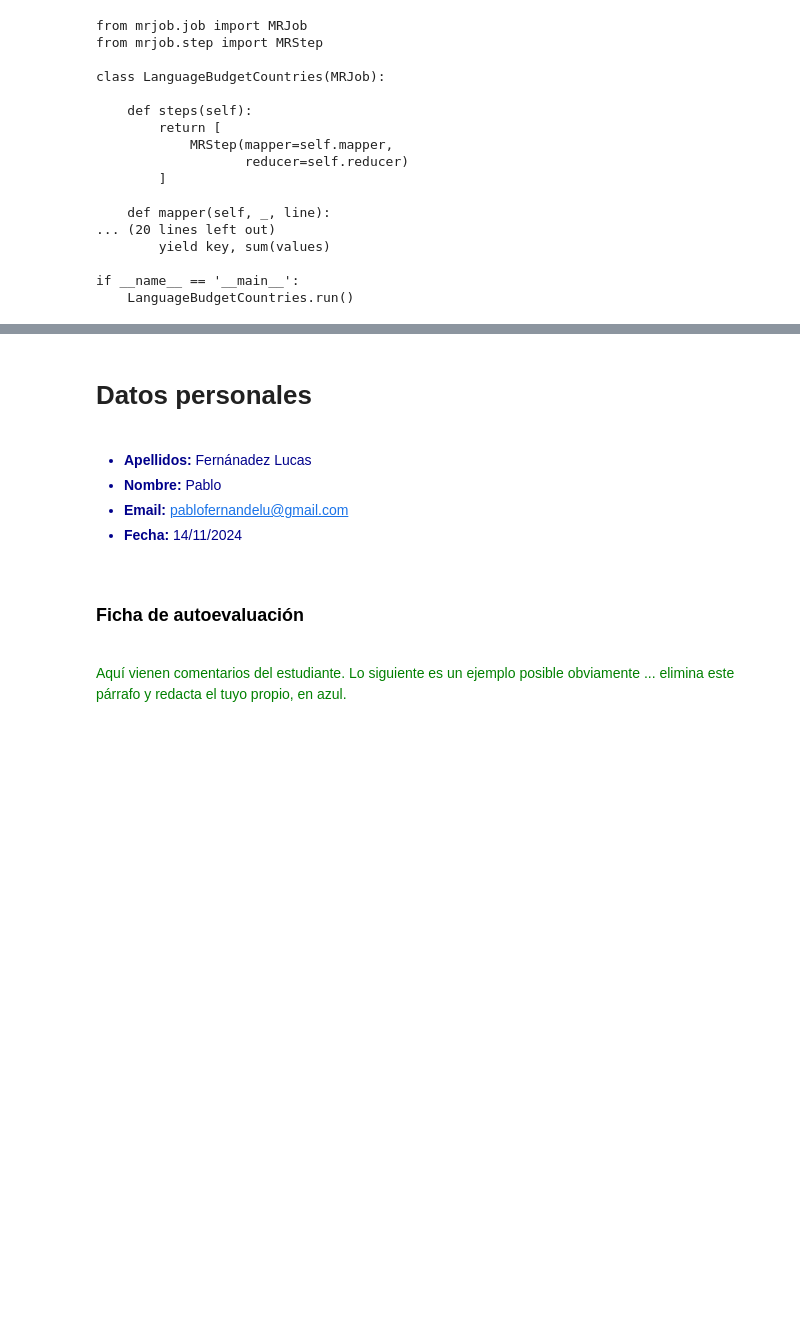
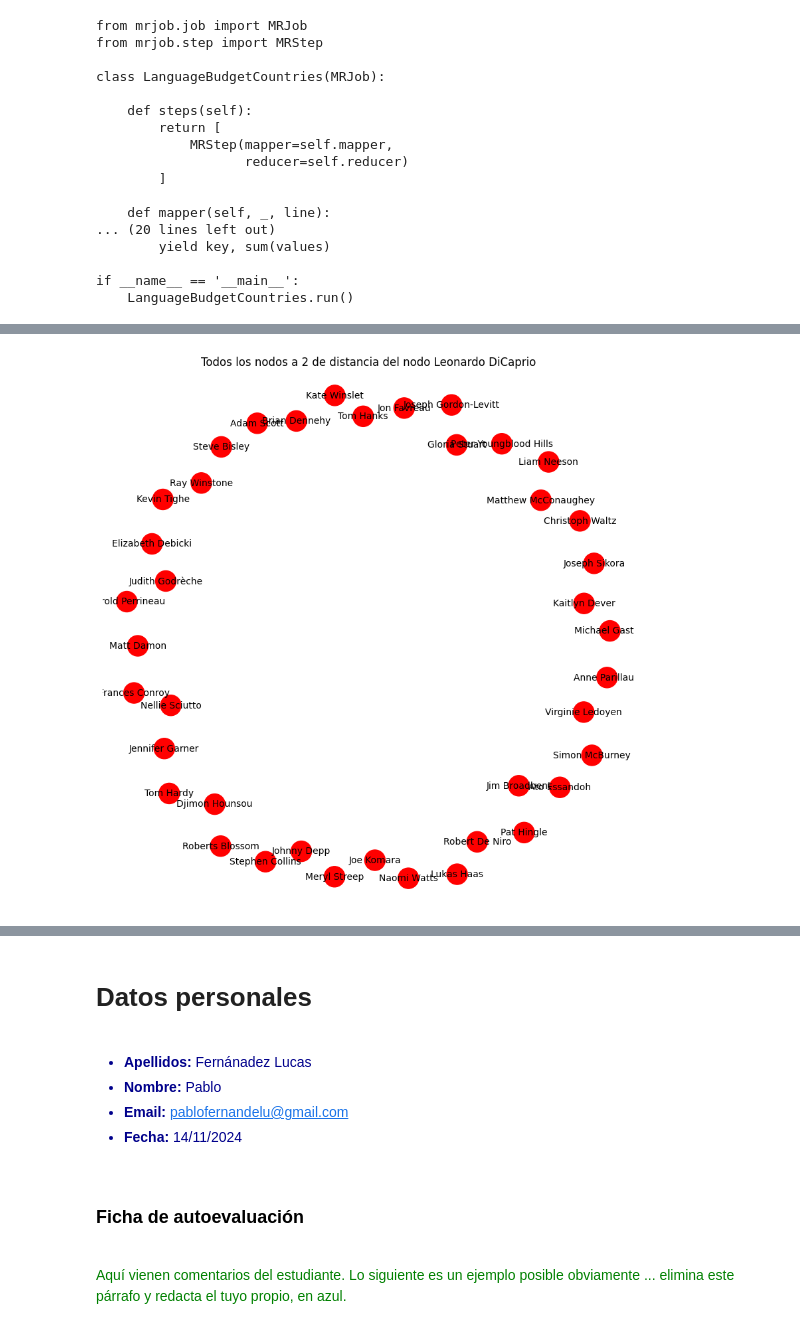
Before and after one commit to py-qwerty/Master-BigData-IA, a Jupyter notebook: movies_02_enunciados.ipynb, the cells around one changed output, grey strips where cells are left out. Cells and saved outputs as stored; diff of their text form; code cells hidden in the pictures; blank space fills up the shorter version.

```diff
--- a/movies_02_enunciados.ipynb
+++ b/movies_02_enunciados.ipynb
@@ -1334,7 +1340,7 @@ G = nx.Graph()
 
 # Añadimos un nuevo nodo por cada película y actor
 for _, row in movie_data.iterrows():
-    movie = str(row['movie_title'].split('\xa0')[0]).lower()
+    movie = str(row['movie_title'].split('\xa0')[0])
     # Nodo para la película con color específico
     G.add_node(movie, type='movie', imdb_score=row['imdb_score'], color='blue')
 
@@ -1342,7 +1348,7 @@ for _, row in movie_data.iterrows():
     for actor in ['actor_1_name', 'actor_2_name', 'actor_3_name']:
         if str(pd.notna(row[actor])):
             # Solo añadimos el nodo si no existe
-            act_node = str(row[actor]).lower()
+            act_node = str(row[actor])
             if not G.has_node(act_node):
                 G.add_node(act_node, type='actor', color='red')
             # Añadimos la conexión (arista) entre la película y el actor
@@ -1437,2 +1471,19 @@ show_graph(subgraph, title=f'Todos los nodos a {max_depth} de distancia del nodo
+# %%
+#-------------- Test de la Segunda Parte ----------------#
+focus_node = 'Leonardo DiCaprio'
+max_depth = 2
+
+subgraph = extract_subgraph_by_depth(G, focus_node, max_depth)
+
+show_graph(subgraph, title=f'Todos los nodos a {max_depth} de distancia del nodo {focus_node}')
+
+"""
+En este gráfico podemos observar cómo Leonardo DiCaprio se encuentra conectado,
+de alguna forma, con más compañeros de profesión gracias a las películas que ha
+protagonizado junto a ellos. A su vez, estos compañeros han actuado en otras películas
+con distintos actores, lo que establece una relación de conexión con Leonardo.
+"""
+# %% [output]
+[figure, added]
 # %%
 
```
Also changed, not shown: parts of 7 cells of this notebook.
